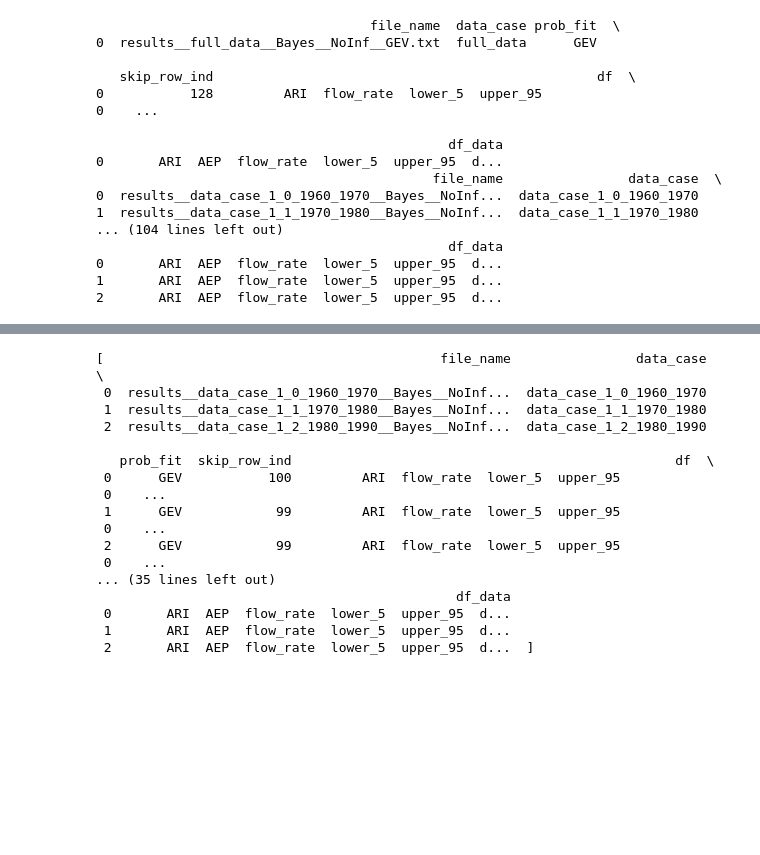
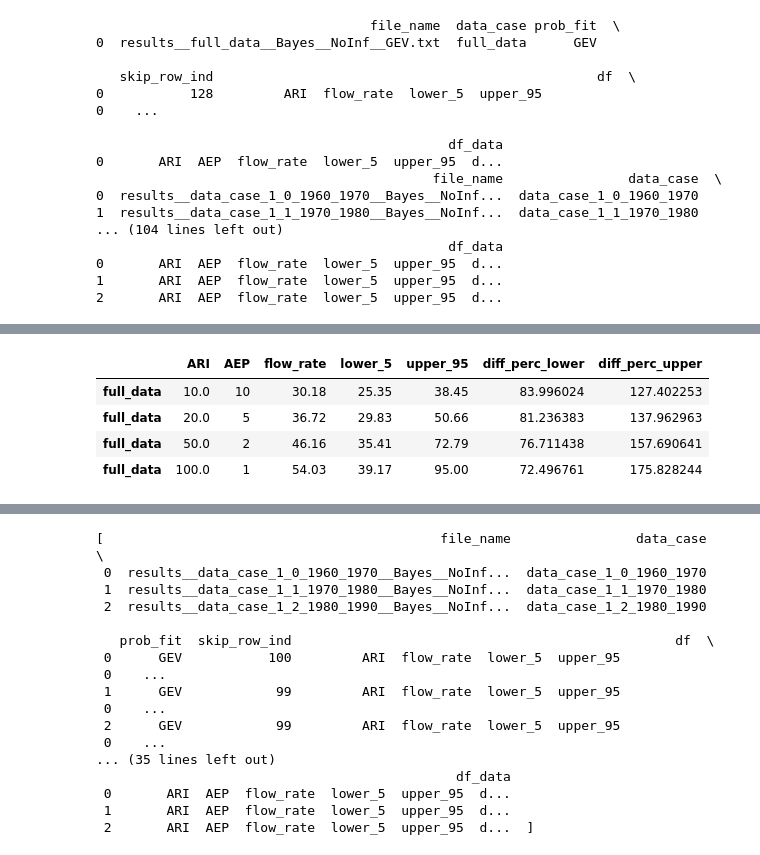
Before and after one commit to Holger-Paxi/Flood_Estimation, a Jupyter notebook: Assignment_1/Assignment_1__2nd.ipynb, the cells around one changed output, grey strips where cells are left out. Cells and saved outputs as stored; diff of their text form; code cells hidden in the pictures; blank space fills up the shorter version.

```diff
--- a/Assignment_1/Assignment_1__2nd.ipynb
+++ b/Assignment_1/Assignment_1__2nd.ipynb
@@ -294,3 +351,0 @@ for ind in results_GEV_full.columns:
-# %%
-results_GEV_full.columns = pd.MultiIndex.from_tuples(tuples=[(results_GEV_full.columns[0],results_GEV_full.columns[0])])
-results_GEV_full
@@ -298,0 +376,10 @@ ValueError: Length mismatch: Expected axis has 6 elements, new values have 1 ele
+# %%
+# results_GEV_full.df_data[0].index = pd.MultiIndex.from_product(iterables=[['full_data'], results_GEV_full.df_data[0].index])
+results_GEV_full.df_data[0].index = pd.Index(data=['full_data']*len(results_GEV_full.df_data[0].index))
+results_GEV_full.df_data[0]
+# %% [output]
+|  | ARI | AEP | flow_rate | lower_5 | upper_95 | diff_perc_lower | diff_perc_upper |
+| full_data | 10.0 | 10 | 30.18 | 25.35 | 38.45 | 83.996024 | 127.402253 |
+| full_data | 20.0 | 5 | 36.72 | 29.83 | 50.66 | 81.236383 | 137.962963 |
+| full_data | 50.0 | 2 | 46.16 | 35.41 | 72.79 | 76.711438 | 157.690641 |
+| full_data | 100.0 | 1 | 54.03 | 39.17 | 95.00 | 72.496761 | 175.828244 |
```
Also changed, not shown: parts of 15 cells of this notebook.
